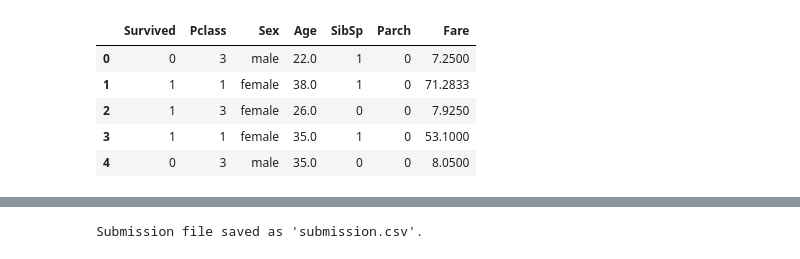
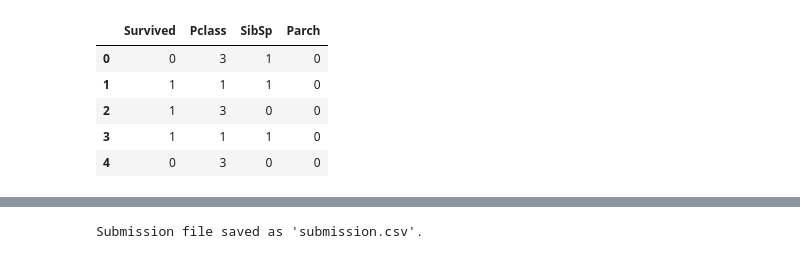
Before and after one commit to AnnaVerbytska/Titanic-Machine_Learning-from-Disaster, a Jupyter notebook: notebooks/logistic-regression.ipynb, the cells around one changed output, grey strips where cells are left out. Saved outputs shown, nothing was run; the diff lists cells and outputs as text; code cells hidden in the pictures.

```diff
--- a/notebooks/logistic-regression.ipynb
+++ b/notebooks/logistic-regression.ipynb
@@ -46,15 +46,15 @@ data = pd.concat([train_df,test_df]).reset_index(drop=True)
 # %%
 # FEATURE ENGINEERING
 
 # Drop non interested columns
-data.drop(['PassengerId','Name','Cabin','Embarked','Ticket'], axis=1, inplace=True)
+data.drop(['PassengerId','Name','Cabin','Embarked','Ticket','Age','Sex','Fare'], axis=1, inplace=True)
 data.head()
 # %% [output]
-|  | Survived | Pclass | Sex | Age | SibSp | Parch | Fare |
-| 0 | 0 | 3 | male | 22.0 | 1 | 0 | 7.2500 |
-| 1 | 1 | 1 | female | 38.0 | 1 | 0 | 71.2833 |
-| 2 | 1 | 3 | female | 26.0 | 0 | 0 | 7.9250 |
-| 3 | 1 | 1 | female | 35.0 | 1 | 0 | 53.1000 |
-| 4 | 0 | 3 | male | 35.0 | 0 | 0 | 8.0500 |
+|  | Survived | Pclass | SibSp | Parch |
+| 0 | 0 | 3 | 1 | 0 |
+| 1 | 1 | 1 | 1 | 0 |
+| 2 | 1 | 3 | 0 | 0 |
+| 3 | 1 | 1 | 1 | 0 |
+| 4 | 0 | 3 | 0 | 0 |
 # %%
 # Impute missing values in the entire 'Age' & 'Fare' columns using median
```
Also changed, not shown: parts of 9 cells of this notebook, 1 other file.
